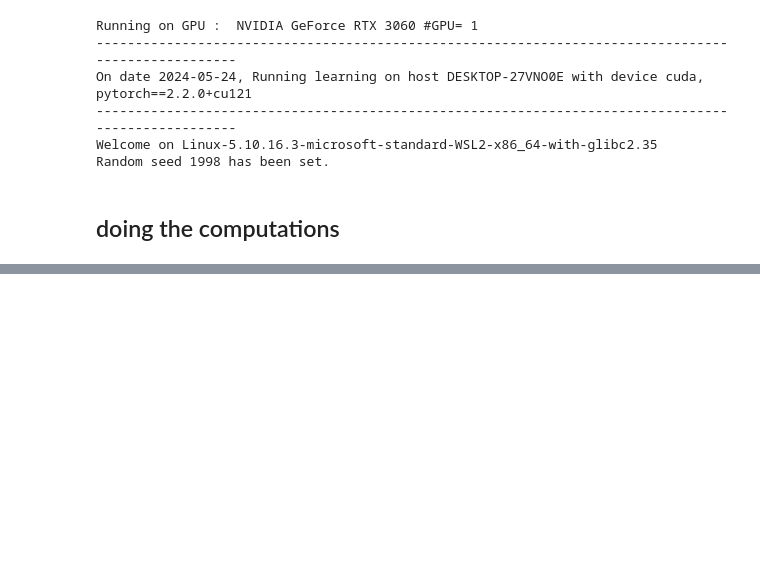
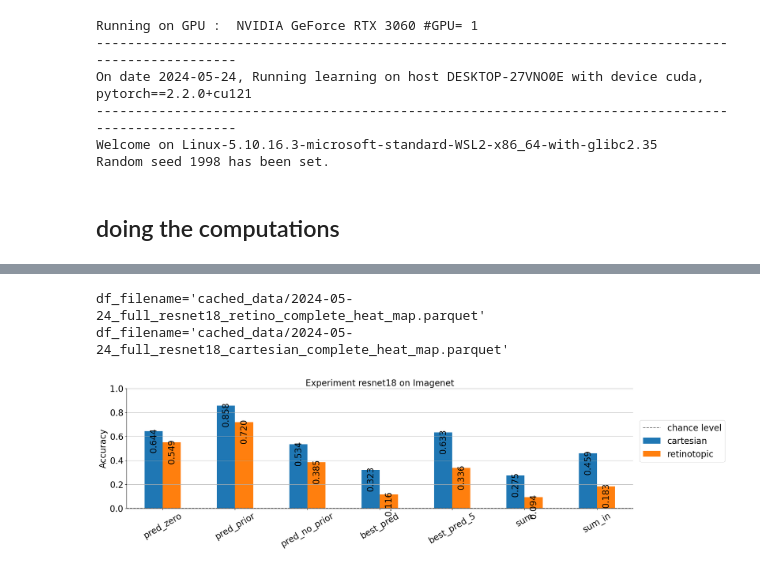
Before and after one commit to bicv/Retinotopy, a Jupyter notebook: 25_stats_of_likelihood_map.ipynb, the cells around one changed output, grey strips where cells are left out. Cells and saved outputs as stored; diff of their text form; code cells hidden in the pictures; blank space fills up the shorter version.

Commit message:
add code for figures, to test on all networks
run with resnet18 (only disponible data at that time)

```diff
--- a/25_stats_of_likelihood_map.ipynb
+++ b/25_stats_of_likelihood_map.ipynb
@@ -148,0 +149,39 @@ imshow(images[arg_max_prior].cpu())
+# %%
+def get_pandas(model_data_set_type, model_name):
+    df_filename = get_filename(data_cache, datetag, model_data_set_type, model_name, True) + f'_complete_heat_map.parquet'
+
+    print(f'{df_filename=}')
+    with open(df_filename, 'r') as csv_file:
+        df_ret = pd.read_parquet(df_filename)
+
+
+    df_filename = get_filename(data_cache, datetag, model_data_set_type, model_name, False) + f'_complete_heat_map.parquet'
+    print(f'{df_filename=}')
+    with open(df_filename, 'r') as csv_file:
+        df = pd.read_parquet(df_filename)
+
+    return df, df_ret
+# %%
+fig_width = 15
+fontsize= 20
+df, df_ret = get_pandas('full', 'resnet18')
+
+df_acc_gray = pd.DataFrame({pred: {label: accuracy_score(df_[pred], df_["label"])
+                                    for label, df_ in zip(['cartesian', 'retinotopic'], [df, df_ret])}
+                       for pred in ['pred_zero', 'pred_prior', 'pred_no_prior', 'best_pred', 'best_pred_5', 'sum', 'sum_in']})
+
+ax = df_acc_gray.T.plot.bar(rot=30, figsize=(fig_width*1.4, fig_width//3), fontsize=fontsize)
+ax.set_ylim(0, 1)
+ax.hlines(xmin=-.5, xmax=7.5, y=1/1000, ls='--', ec='gray', label='chance level')
+# https://matplotlib.org/stable/gallery/lines_bars_and_markers/bar_label_demo.html
+for container in ax.containers: ax.bar_label(container, padding=-50, color='black', fontsize=fontsize, fmt='%.3f', rotation=90)
+plt.legend(bbox_to_anchor=(1.19, .35), loc='lower right', fontsize=fontsize)
+ax.grid(which='both', axis='y')
+for side in ['top', 'right'] :ax.spines[side].set_visible(False)
+ax.set_title(f'Experiment {model_name} on Imagenet', size=fontsize)
+ax.set_ylabel('Accuracy', size=fontsize)
+plt.show();
+# %% [output]
+df_filename='cached_data/2024-05-24_full_resnet18_retino_complete_heat_map.parquet'
+df_filename='cached_data/2024-05-24_full_resnet18_cartesian_complete_heat_map.parquet'
+[figure, added]
```
Also changed, not shown: parts of 6 cells of this notebook.
